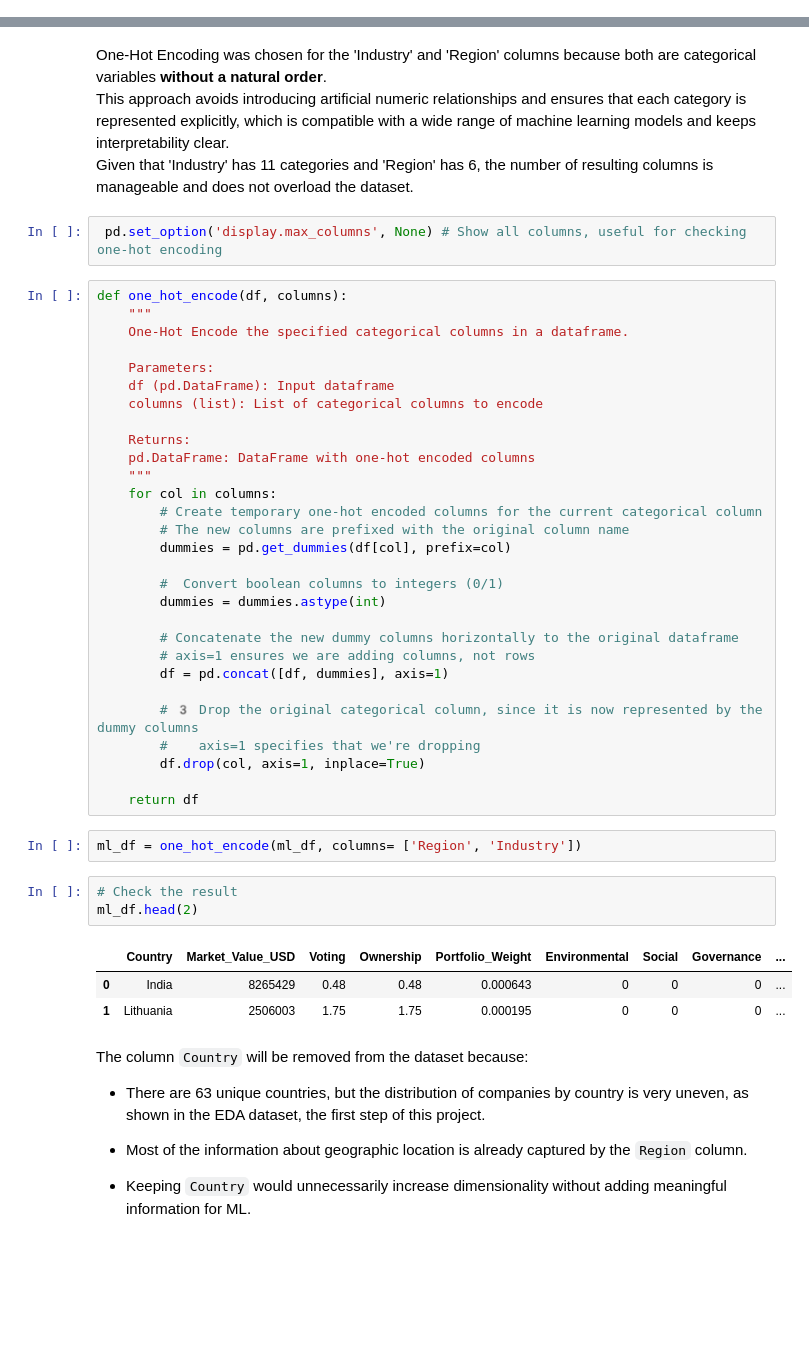
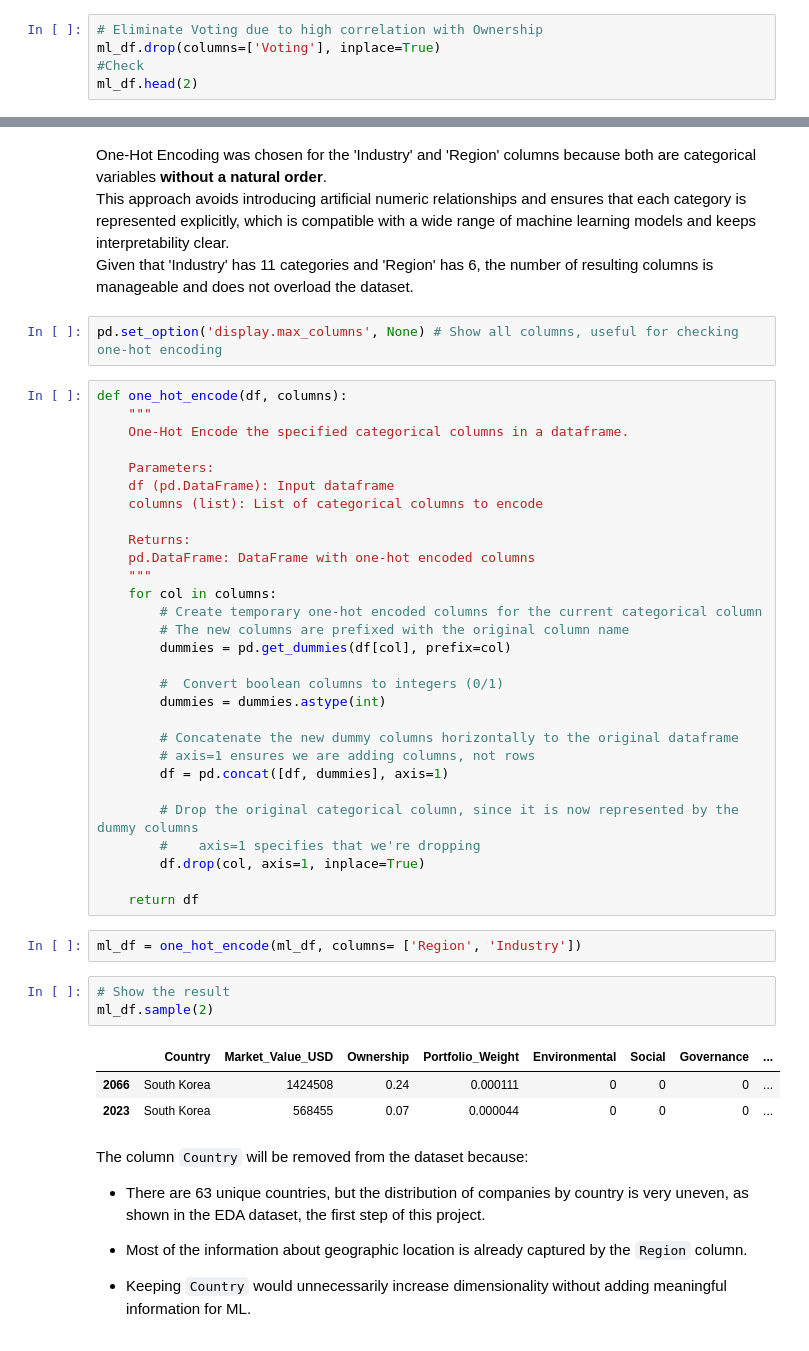
Before and after one commit to JoseBarros23/ESGDataProject_Norwegian_Pension_Fund_Global, a Jupyter notebook: esg_analysis.ipynb, the cells around one changed output, grey strips where cells are left out. Drawn from its saved outputs; the diff is of its cells as text; blank space fills up the shorter version.

```diff
--- a/esg_analysis.ipynb
+++ b/esg_analysis.ipynb
@@ -503,0 +510,5 @@ Regarding the environmental, social, and governance indicators, moderate-to-high
+# %%
+# Eliminate Voting due to high correlation with Ownership
+ml_df.drop(columns=['Voting'], inplace=True)
+#Check
+ml_df.head(2)
@@ -515,7 +530,7 @@ One-Hot Encoding was chosen for the 'Industry' and 'Region' columns because both
 This approach avoids introducing artificial numeric relationships and ensures that each category is represented explicitly, which is compatible with a wide range of machine learning models and keeps interpretability clear.
 Given that 'Industry' has 11 categories and 'Region' has 6, the number of resulting columns is manageable and does not overload the dataset.
 # %%
- pd.set_option('display.max_columns', None) # Show all columns, useful for checking one-hot encoding
+pd.set_option('display.max_columns', None) # Show all columns, useful for checking one-hot encoding
 # %%
 def one_hot_encode(df, columns):
     """
@@ -540,7 +555,7 @@ def one_hot_encode(df, columns):
         # axis=1 ensures we are adding columns, not rows
         df = pd.concat([df, dummies], axis=1)
 
-        # 3️ Drop the original categorical column, since it is now represented by the dummy columns
+        # Drop the original categorical column, since it is now represented by the dummy columns
         #    axis=1 specifies that we're dropping
         df.drop(col, axis=1, inplace=True)
 
@@ -548,12 +563,12 @@ def one_hot_encode(df, columns):
 # %%
 ml_df = one_hot_encode(ml_df, columns= ['Region', 'Industry'])
 # %%
-# Check the result
-ml_df.head(2)
+# Show the result
+ml_df.sample(2)
 # %% [output]
-|  | Country | Market_Value_USD | Voting | Ownership | Portfolio_Weight | Environmental | Social | Governance | ... |
-| 0 | India | 8265429 | 0.48 | 0.48 | 0.000643 | 0 | 0 | 0 | ... |
-| 1 | Lithuania | 2506003 | 1.75 | 1.75 | 0.000195 | 0 | 0 | 0 | ... |
+|  | Country | Market_Value_USD | Ownership | Portfolio_Weight | Environmental | Social | Governance | ... |
+| 2066 | South Korea | 1424508 | 0.24 | 0.000111 | 0 | 0 | 0 | ... |
+| 2023 | South Korea | 568455 | 0.07 | 0.000044 | 0 | 0 | 0 | ... |
 # %% [markdown]
 The column `Country` will be removed from the dataset because:
 
```
Also changed, not shown: parts of 16 cells of this notebook.
